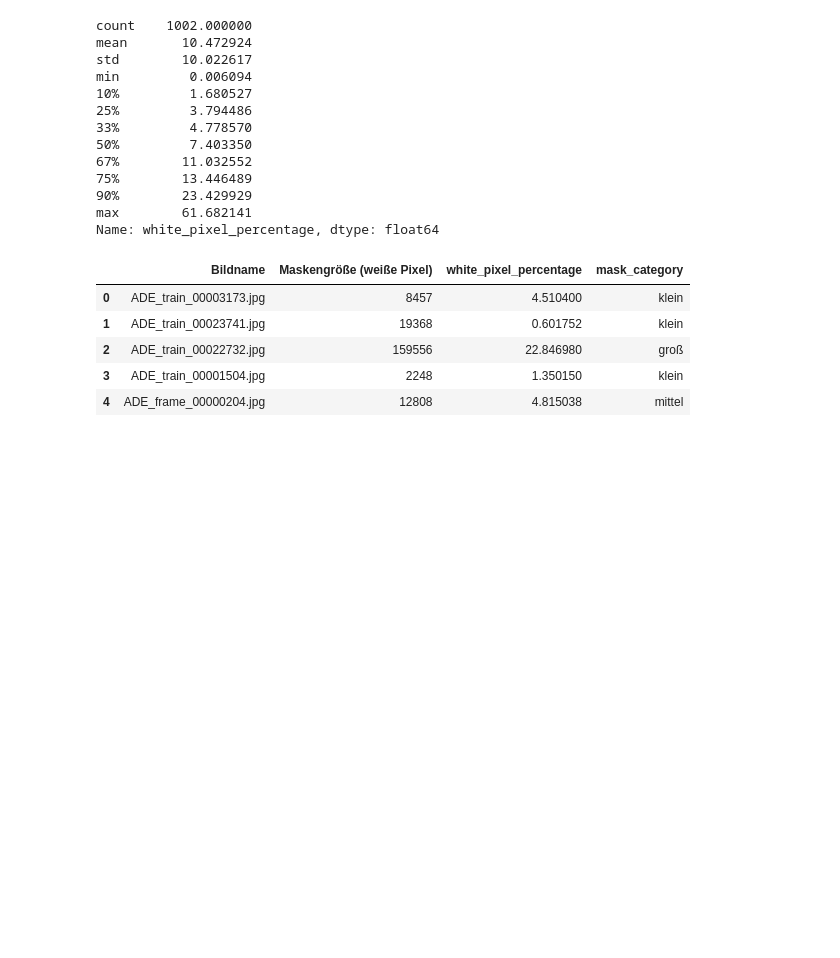
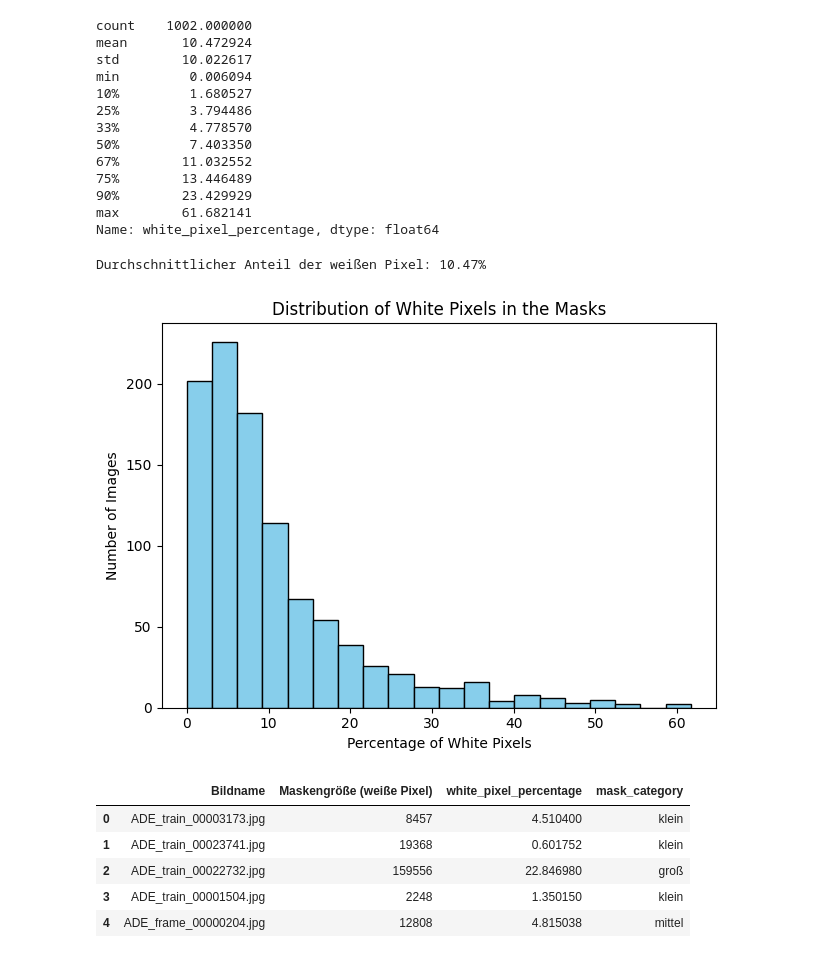
Before and after one commit to luisadosch/MaSeInpaint, a Jupyter notebook: csv_edit.ipynb, the cells around one changed output. Saved outputs shown, nothing was run; the diff lists cells and outputs as text; code cells hidden in the pictures; blank space fills up the shorter version.

```diff
--- a/csv_edit.ipynb
+++ b/csv_edit.ipynb
@@ -26,6 +26,23 @@ min         0.006094
 90%        23.429929
 max        61.682141
 Name: white_pixel_percentage, dtype: float64
+# %%
+print(f"Durchschnittlicher Anteil der weißen Pixel: {np.mean(df['white_pixel_percentage']):.2f}%")
+# %% [output]
+Durchschnittlicher Anteil der weißen Pixel: 10.47%
+# %%
+# Visualize the distribution of white pixel percentages
+plt.hist(df['white_pixel_percentage'], bins=20, color='skyblue', edgecolor='black')
+plt.title('Distribution of White Pixels in the Masks')
+plt.xlabel('Percentage of White Pixels')
+plt.ylabel('Number of Images')
+
+# tight layout
+plt.tight_layout()
+plt.savefig('Grafiken_EDA/distribution_masksize.png')
+plt.show()
+# %% [output]
+[figure, added]
 # %%
 # Quartile berechnen
 q1 = df["white_pixel_percentage"].quantile(0.33)  # 25%-Quartil
```
Also changed, not shown: parts of 4 cells of this notebook, 5 other files.
